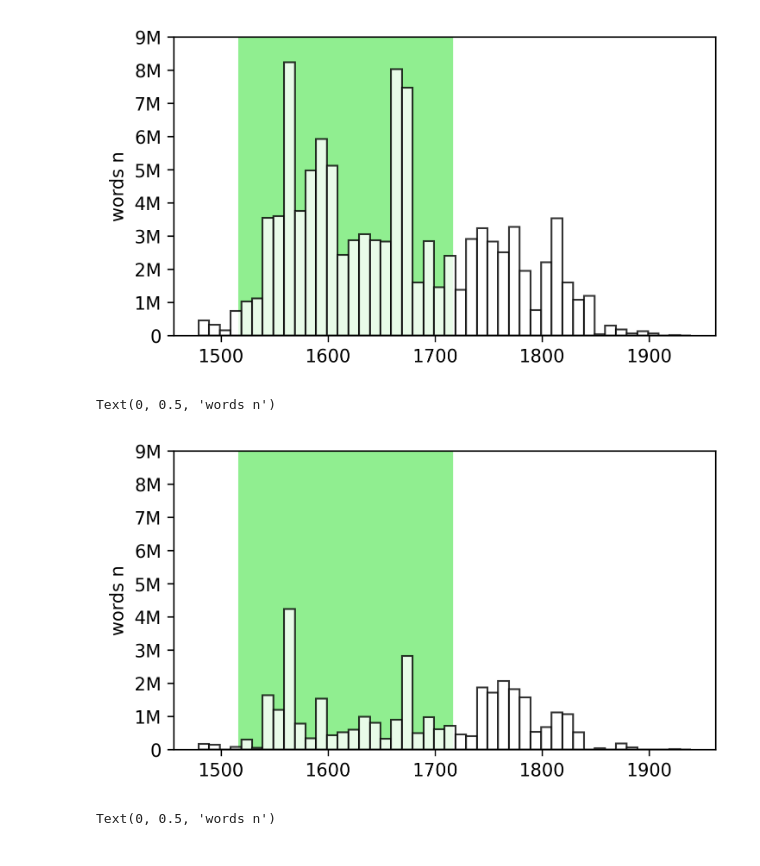
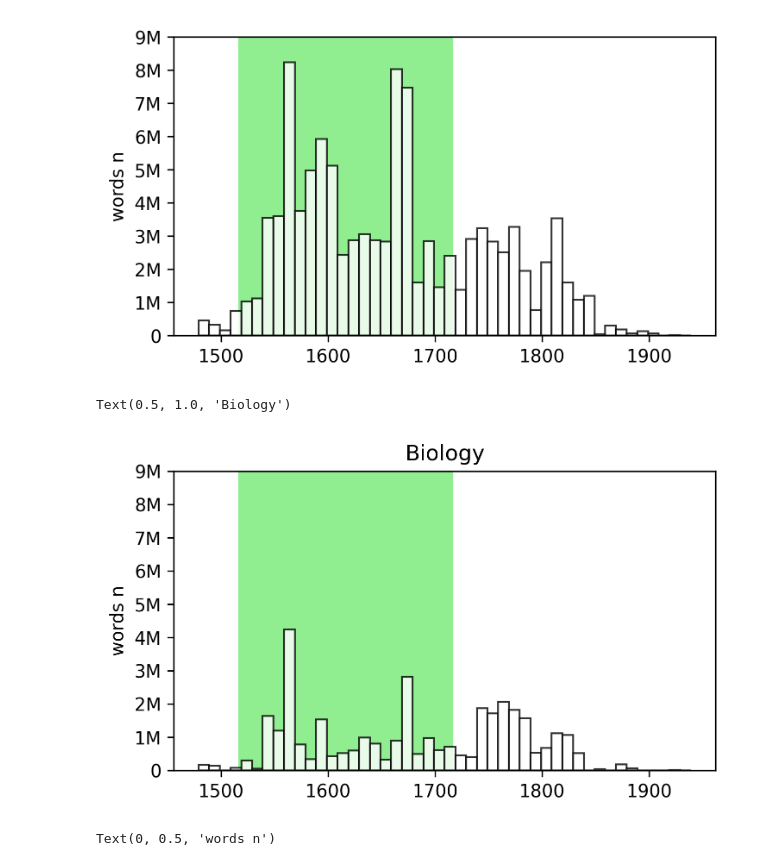
Before and after one commit to CCS-ZCU/noscemus_ETF, a Jupyter notebook: scripts/lemmata-explorations.ipynb, the cells around one changed output. Saved outputs shown, nothing was run; the diff lists cells and outputs as text; code cells hidden in the pictures.

```diff
--- a/scripts/lemmata-explorations.ipynb
+++ b/scripts/lemmata-explorations.ipynb
@@ -255,22 +255,23 @@ Text(0, 0.5, 'words n')
 # %%
 data = []
 for start in range(1470,1930,10):
     end = start + 9
     subset = metadata_table_long[metadata_table_long["disciplines_list"].apply(lambda x: "Biology" in x)]
     subset = subset[subset["file_year"].between(start, end)]
     words_n = subset["words_n"].sum()
     data.append((start, end, words_n))
 
 fig, ax = plt.subplots(figsize=(5.4, 3), dpi=300)
 
 ax.axvspan(1517, 1716, color="lightgreen")
 ax.bar(x=[el[1]+5 for el in data], height=[el[2] for el in data], align='center', color="white", edgecolor="black", alpha=0.8, width=10)
 ax.set_yticks(range(0,10000000, 1000000))
 ax.set_yticklabels(["0"] + [str(el)+"M" for el in range(1,10)])
 ax.set_ylabel("words n")
+ax.set_title("Biology")
 # %% [output]
-Text(0, 0.5, 'words n')
+Text(0.5, 1.0, 'Biology')
-[figure, old version]
+[figure, new version]
 # %%
 data = []
 for start in range(1451,1951,50):
```
Also changed, not shown: 1 other file.
